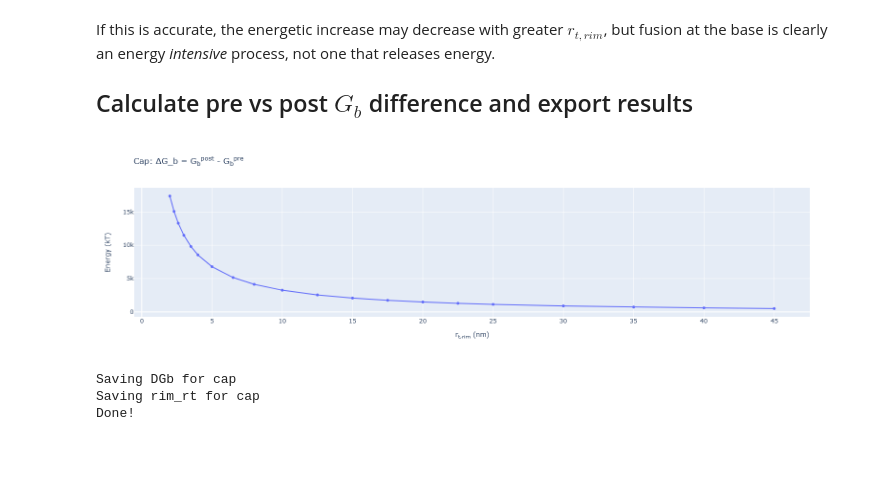
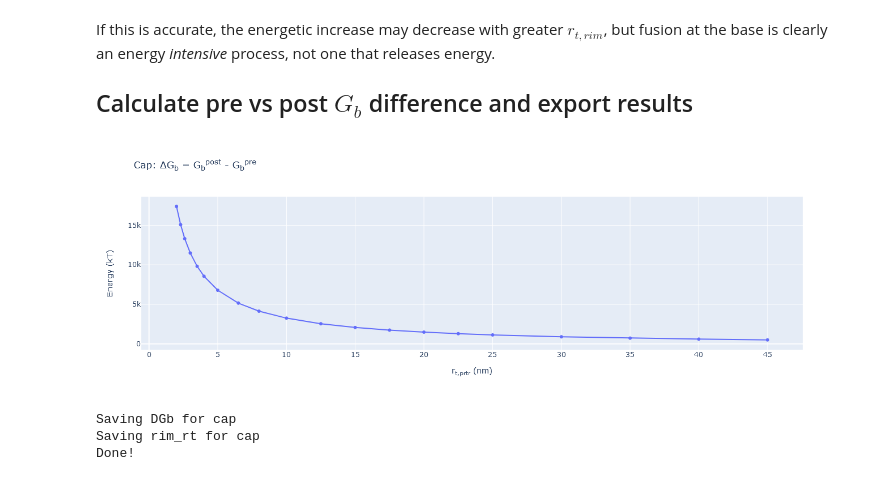
Before and after one commit to csera/Cell_Protrusion_Characterization, a Jupyter notebook: Python/CapFusionPrePost.ipynb, the cells around one changed output. Cells and saved outputs as stored; diff of their text form; code cells hidden in the pictures; blank space fills up the shorter version.

```diff
--- a/Python/CapFusionPrePost.ipynb
+++ b/Python/CapFusionPrePost.ipynb
@@ -264,19 +263,19 @@ If this is accurate, the energetic increase may decrease with greater $r_{t,rim}
 # %%
 DGb = GPost - GPre
 
 DGbPlot = go.Figure()
 DGbPlot.add_trace(go.Scatter(x=rim_rt, y=DGb, mode='markers + lines'))
-DGbPlot.update_layout(title="Cap: ΔG_b = G<sub>b</sub><sup>post</sup> - G<sub>b</sub><sup>pre</sup>",
-                        xaxis_title="r<sub>t,rim</sub> (nm)", yaxis_title="Energy (kT)")
+DGbPlot.update_layout(title="Cap: ΔG<sub>b</sub> = G<sub>b</sub><sup>post</sup> - G<sub>b</sub><sup>pre</sup>",
+                        xaxis_title="r<sub>t,prtr</sub> (nm)", yaxis_title="Energy (kT)")
 DGbPlot.show()
 
 print('Saving DGb for cap')
 np.savetxt('output data/Cap DGb 2-0.csv', DGb, delimiter=',') # Export DGb as a versioned csv
 print('Saving rim_rt for cap')
 np.savetxt('output data/Cap rt 2-0.csv', rim_rt, delimiter=',') # Export rim_rt that was used
 print('Done!')
 # %% [output]
-[figure, old version]
+[figure, new version]
 Saving DGb for cap
 Saving rim_rt for cap
 Done!
```
Also changed, not shown: parts of 4 cells of this notebook, 25 other files.
